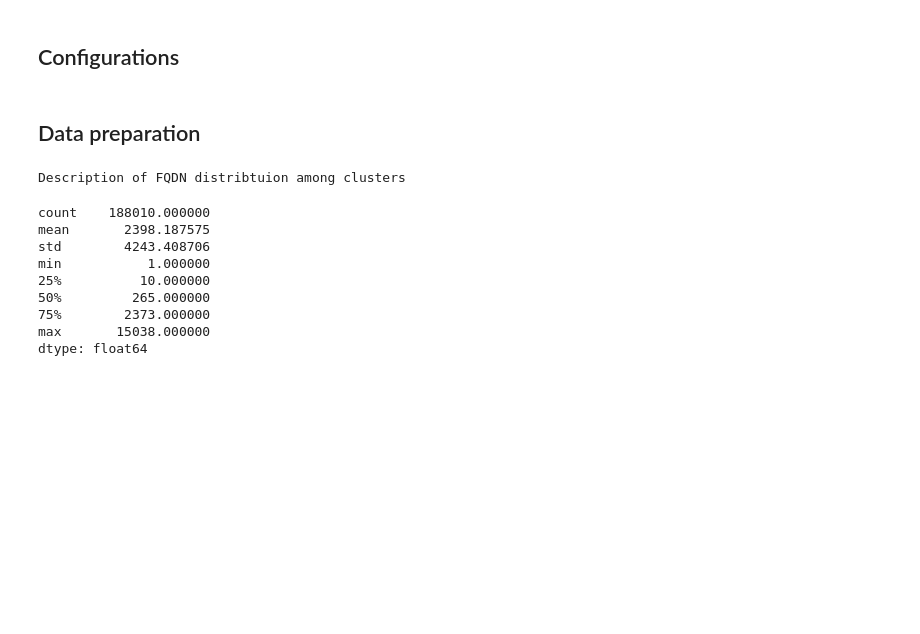
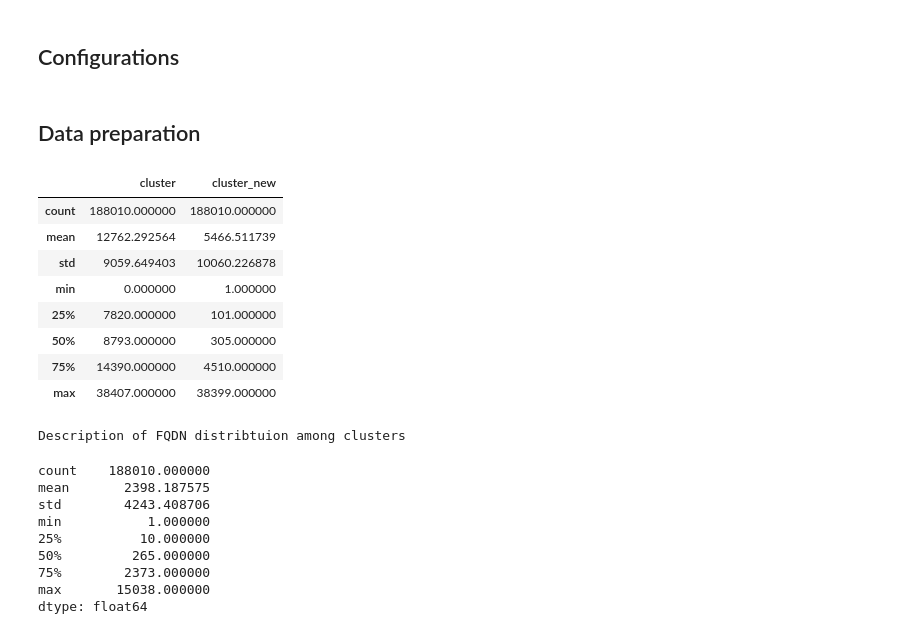
Before and after one commit to Kairixir/URL-domain-name-clustering, a Jupyter notebook: bachelor_thesis.ipynb, the cells around one changed output. Drawn from its saved outputs; the diff is of its cells as text; code cells hidden in the pictures; blank space fills up the shorter version.

Commit message:
fix: correct number of clusters shown
some clusters BIRCH does are empty

```diff
--- a/bachelor_thesis.ipynb
+++ b/bachelor_thesis.ipynb
@@ -677,0 +670,12 @@ fqdn_cluster["cluster"] = fqdn_cluster["cluster"].map(cluster_mapping)
+# %%
+fqdn_cluster.describe()
+# %% [output]
+|  | cluster | cluster_new |
+| count | 188010.000000 | 188010.000000 |
+| mean | 12762.292564 | 5466.511739 |
+| std | 9059.649403 | 10060.226878 |
+| min | 0.000000 | 1.000000 |
+| 25% | 7820.000000 | 101.000000 |
+| 50% | 8793.000000 | 305.000000 |
+| 75% | 14390.000000 | 4510.000000 |
+| max | 38407.000000 | 38399.000000 |
```
Also changed, not shown: parts of 5 cells of this notebook.
